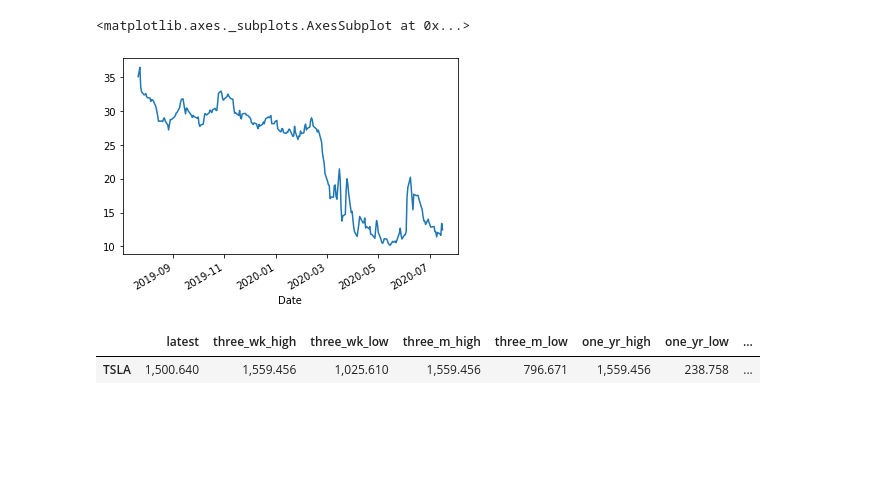
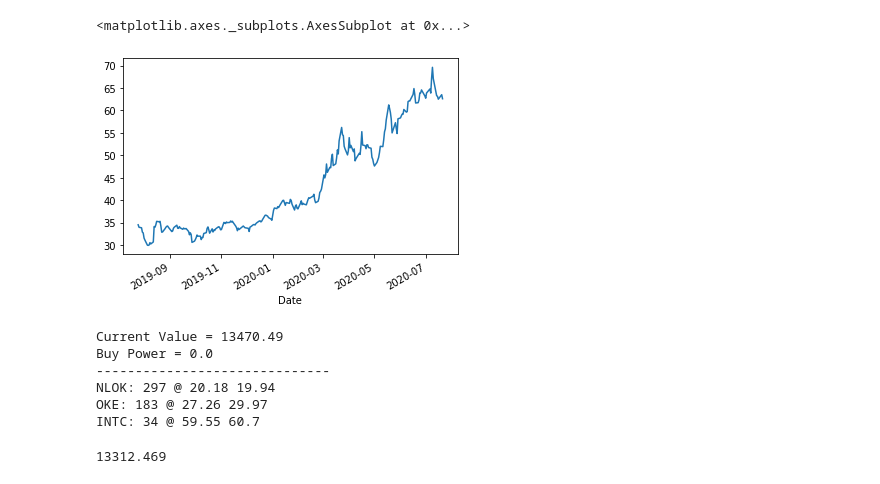
Before and after one commit to buttmich/notebook-test, a Jupyter notebook: stochastic_playground.ipynb, the cells around one changed output. Drawn from its saved outputs; the diff is of its cells as text; code cells hidden in the pictures; blank space fills up the shorter version.

```diff
--- a/stochastic_playground.ipynb
+++ b/stochastic_playground.ipynb
@@ -9,11 +9,11 @@ import datetime
 pd.options.display.float_format = '{:,.3f}'.format
 # %%
 %%time
-raw = pytrade.get_data(reload = False)
+raw = pytrade.get_data(reload = True)
 ratios = pytrade.calculate_ratio(raw)
 output = pytrade.analysis_1.run(ratios)
 output.sort_values(by="short_term_metric",ascending=False,inplace=True)
-my_shortterm = output.loc[["DG","BLK","DXCM","QRVO","AMD","LULU","MSFT"]]
+my_shortterm = output.loc[["DG","MELI","DXCM","AMD","JD","MSFT"]]
 my_longterm = output.loc[["AMGN","AAPL","UNH","NLOK","WMT","OKE","INTC","KLAC","REGN"]]
 shortterm_portfolio = pytrade.Portfolio.load("st_portfolio", raw)
 longterm_portfolio = pytrade.Portfolio.load("lt_portfolio", raw)
@@ -43,13 +77,15 @@ my_shortterm
 # %%
 plt.close('all')
-ratios["AAL"].tail(250).plot()
+ratios["JD"].tail(250).plot()
 # %% [output]
 <matplotlib.axes._subplots.AxesSubplot at 0x...>
-[figure, old version]
+[figure, new version]
-# %%
-output.loc[["TSLA"]]
-# %% [output]
-|  | latest | three_wk_high | three_wk_low | three_m_high | three_m_low | one_yr_high | one_yr_low | ... |
-| TSLA | 1,500.640 | 1,559.456 | 1,025.610 | 1,559.456 | 796.671 | 1,559.456 | 238.758 | ... |
 # %%
 longterm_portfolio.report()
+# %% [output]
+Current Value = 13470.49
+Buy Power = 0.0
+------------------------------
+NLOK: 297 @ 20.18 19.94
+OKE: 183 @ 27.26 29.97
+INTC: 34 @ 59.55 60.7
@@ -58,3 +92,5 @@ longterm_portfolio.current_value()
 # %%
 longterm_portfolio.market_current_value()
+# %% [output]
+13312.469
 # %%
```
Also changed, not shown: parts of 23 cells of this notebook, 6 other files.
